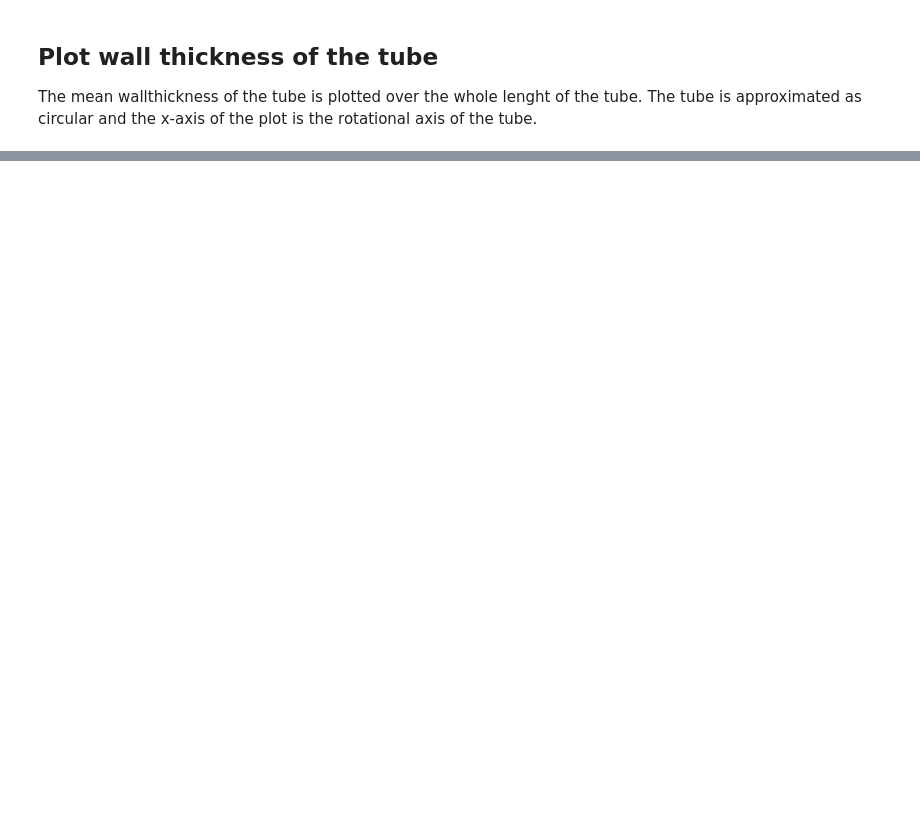
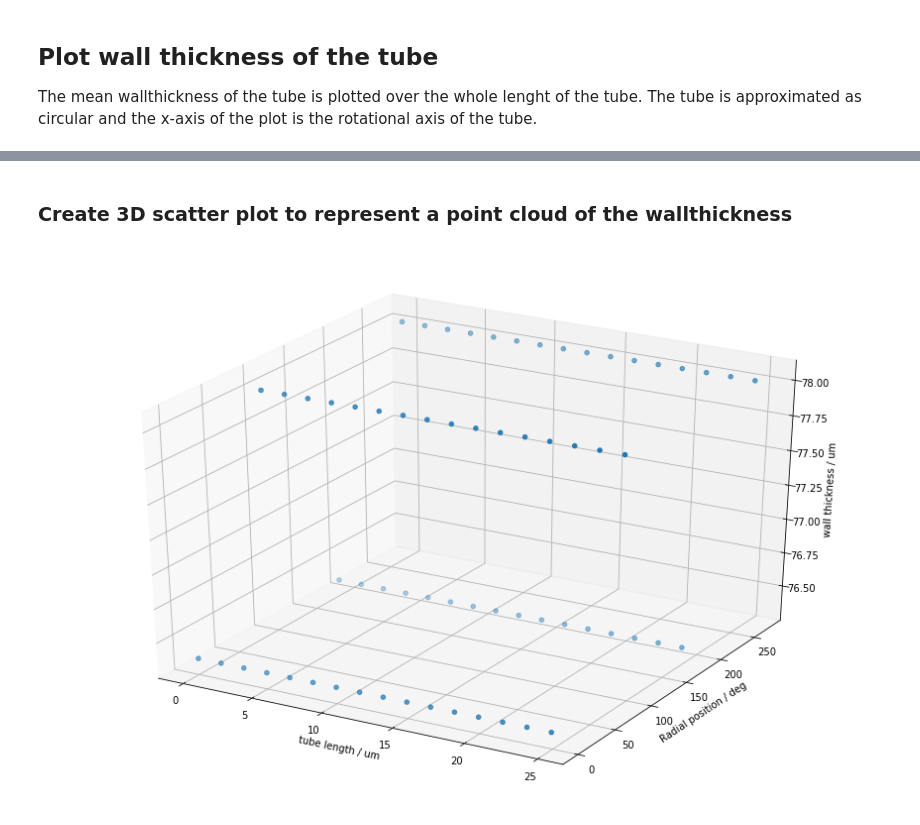
Before and after one commit to refurrer/IGTLab_RetoFurrer_2019, a Jupyter notebook: IGTLab_RetoFurrer_2019.ipynb, the cells around one changed output, grey strips where cells are left out. Cells and saved outputs as stored; diff of their text form; code cells hidden in the pictures; blank space fills up the shorter version.

```diff
--- a/IGTLab_RetoFurrer_2019.ipynb
+++ b/IGTLab_RetoFurrer_2019.ipynb
@@ -448,0 +483,12 @@ fig7.savefig('res/diag/wallthickness_tube_3d_{}.pdf'.format(sample))
+# %% [markdown]
+### Create 3D scatter plot to represent a point cloud of the wallthickness
+# %%
+fig9, ax9 = plt.subplots(figsize=[15,10])
+ax9 = plt.axes(projection='3d')
+surface = ax9.scatter(X, Y, Z)
+ax9.set_xlabel('tube length / um')
+ax9.set_ylabel('Radial position / deg')
+ax9.set_zlabel('wall thickness / um');
+fig9.savefig('res/diag/wallthickness_tube_3d_scatter_{}.pdf'.format(sample))
+# %% [output]
+[figure, added]
```
Also changed, not shown: parts of 16 cells of this notebook.
